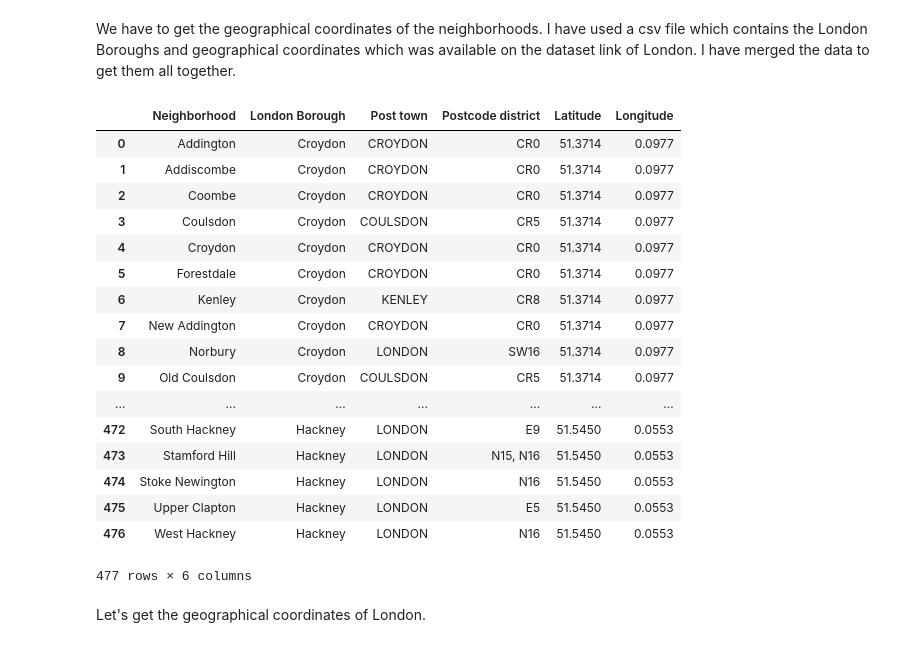
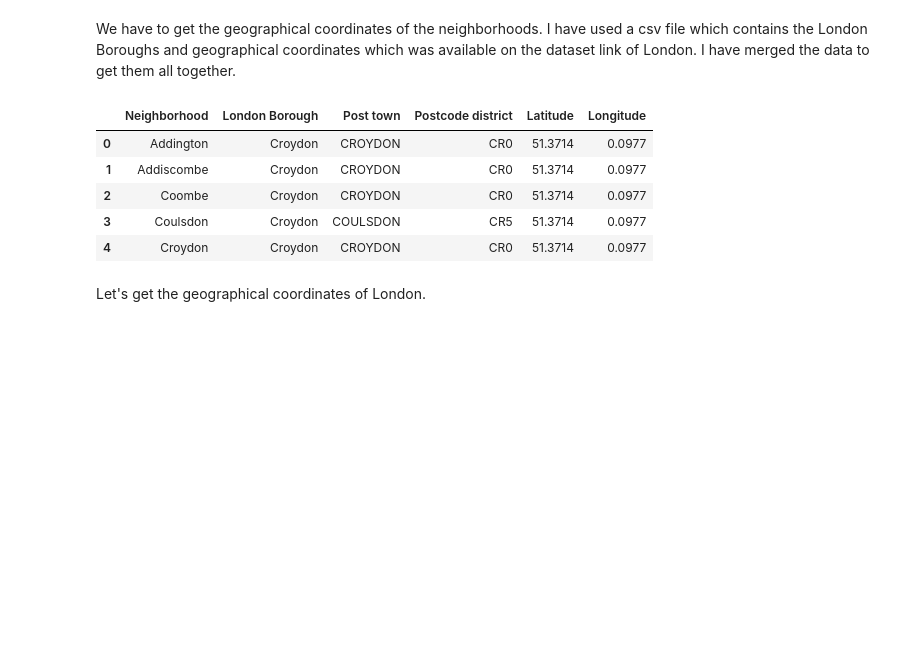
Before and after one commit to nivedithaiyengar/Coursera_Capstone, a Jupyter notebook: London_Thesis.ipynb, the cells around one changed output. Saved outputs shown, nothing was run; the diff lists cells and outputs as text; code cells hidden in the pictures; blank space fills up the shorter version.

```diff
--- a/London_Thesis.ipynb
+++ b/London_Thesis.ipynb
@@ -107,27 +95,15 @@ We have to get the geographical coordinates of the neighborhoods. I have used a
 # %%
 df_geodata = pd.read_csv('London_Borughs.csv')
 df_geodata.rename(columns={'Borough':'London Borough'},inplace=True)
 london_df = pd.merge(df, df_geodata, on='London Borough', how='inner')
-london_df
+london_df.head()
 # %% [output]
 |  | Neighborhood | London Borough | Post town | Postcode district | Latitude | Longitude |
 | 0 | Addington | Croydon | CROYDON | CR0 | 51.3714 | 0.0977 |
 | 1 | Addiscombe | Croydon | CROYDON | CR0 | 51.3714 | 0.0977 |
 | 2 | Coombe | Croydon | CROYDON | CR0 | 51.3714 | 0.0977 |
 | 3 | Coulsdon | Croydon | COULSDON | CR5 | 51.3714 | 0.0977 |
 | 4 | Croydon | Croydon | CROYDON | CR0 | 51.3714 | 0.0977 |
-| 5 | Forestdale | Croydon | CROYDON | CR0 | 51.3714 | 0.0977 |
-| 6 | Kenley | Croydon | KENLEY | CR8 | 51.3714 | 0.0977 |
-| 7 | New Addington | Croydon | CROYDON | CR0 | 51.3714 | 0.0977 |
-| 8 | Norbury | Croydon | LONDON | SW16 | 51.3714 | 0.0977 |
-| 9 | Old Coulsdon | Croydon | COULSDON | CR5 | 51.3714 | 0.0977 |
-| ... | ... | ... | ... | ... | ... | ... |
-| 472 | South Hackney | Hackney | LONDON | E9 | 51.5450 | 0.0553 |
-| 473 | Stamford Hill | Hackney | LONDON | N15, N16 | 51.5450 | 0.0553 |
-| 474 | Stoke Newington | Hackney | LONDON | N16 | 51.5450 | 0.0553 |
-| 475 | Upper Clapton | Hackney | LONDON | E5 | 51.5450 | 0.0553 |
-| 476 | West Hackney | Hackney | LONDON | N16 | 51.5450 | 0.0553 |
-477 rows × 6 columns
 # %% [markdown]
 Let's get the geographical coordinates of London.
 # %%
```
Also changed, not shown: parts of 18 cells of this notebook.
